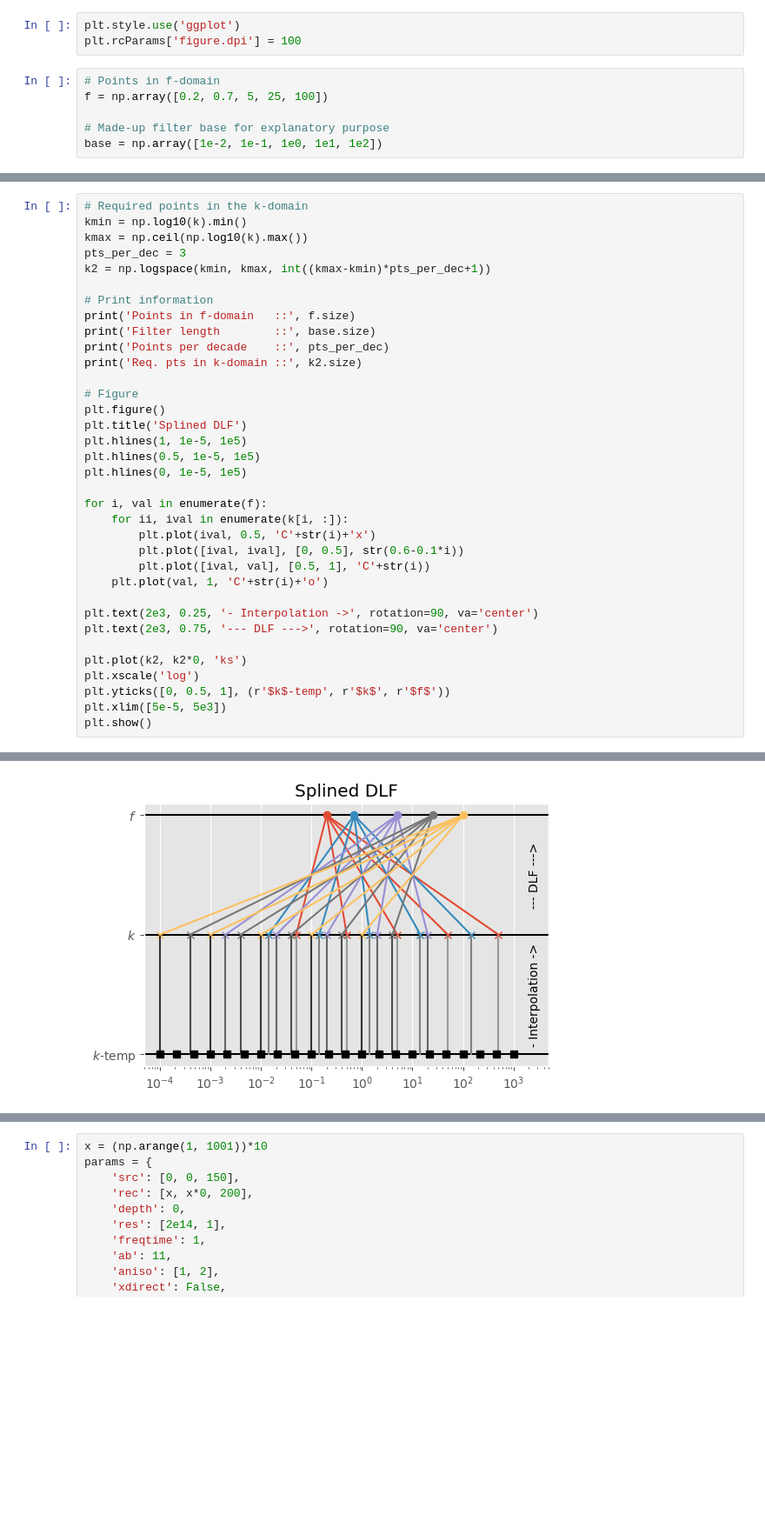
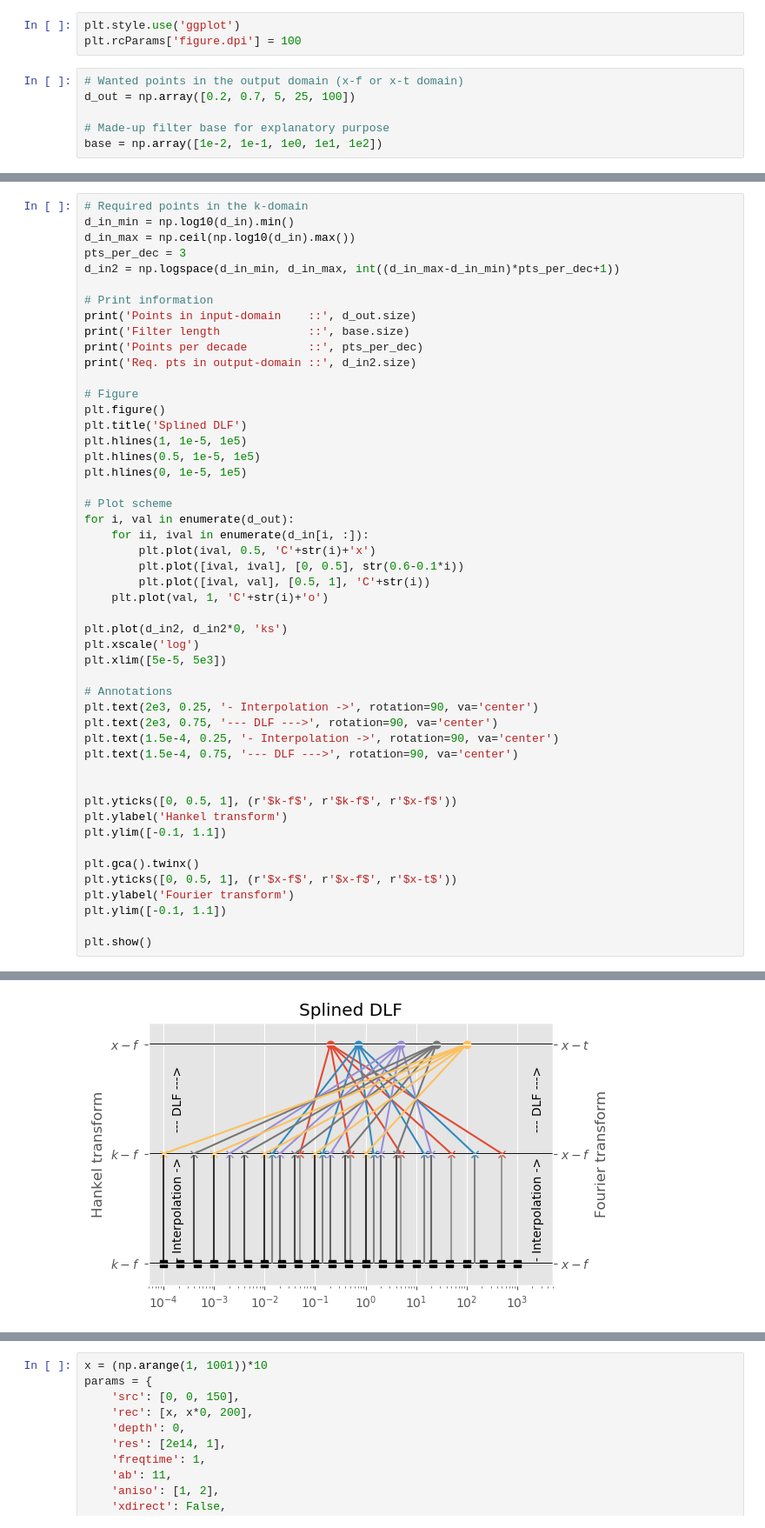
Before and after one commit to emsig/empymod-examples, a Jupyter notebook: 7a_DLF-Standard-Lagged-Splined.ipynb, the cells around one changed output, grey strips where cells are left out. Shown at 87% size. Drawn from its saved outputs; the diff is of its cells as text; blank space fills up the shorter version.

```diff
--- a/7a_DLF-Standard-Lagged-Splined.ipynb
+++ b/7a_DLF-Standard-Lagged-Splined.ipynb
@@ -20,8 +20,8 @@ from empymod import filters
 plt.style.use('ggplot')
 plt.rcParams['figure.dpi'] = 100
 # %%
-# Points in f-domain
-f = np.array([0.2, 0.7, 5, 25, 100])
+# Wanted points in the output domain (x-f or x-t domain)
+d_out = np.array([0.2, 0.7, 5, 25, 100])
 
 # Made-up filter base for explanatory purpose
 base = np.array([1e-2, 1e-1, 1e0, 1e1, 1e2])
@@ -159,16 +184,16 @@ For the **Fourier transform**, use these parameters in `empymod.dipole` or `empy
     ftarg = {'pts_per_dec': your_desired_value}
 # %%
 # Required points in the k-domain
-kmin = np.log10(k).min()
-kmax = np.ceil(np.log10(k).max())
+d_in_min = np.log10(d_in).min()
+d_in_max = np.ceil(np.log10(d_in).max())
 pts_per_dec = 3
-k2 = np.logspace(kmin, kmax, int((kmax-kmin)*pts_per_dec+1))
+d_in2 = np.logspace(d_in_min, d_in_max, int((d_in_max-d_in_min)*pts_per_dec+1))
 
 # Print information
-print('Points in f-domain   ::', f.size)
-print('Filter length        ::', base.size)
-print('Points per decade    ::', pts_per_dec)
-print('Req. pts in k-domain ::', k2.size)
+print('Points in input-domain    ::', d_out.size)
+print('Filter length             ::', base.size)
+print('Points per decade         ::', pts_per_dec)
+print('Req. pts in output-domain ::', d_in2.size)
 
 # Figure
 plt.figure()
@@ -177,19 +202,33 @@ plt.hlines(1, 1e-5, 1e5)
 plt.hlines(0.5, 1e-5, 1e5)
 plt.hlines(0, 1e-5, 1e5)
 
-for i, val in enumerate(f):
-    for ii, ival in enumerate(k[i, :]):
+# Plot scheme
+for i, val in enumerate(d_out):
+    for ii, ival in enumerate(d_in[i, :]):
         plt.plot(ival, 0.5, 'C'+str(i)+'x')
         plt.plot([ival, ival], [0, 0.5], str(0.6-0.1*i))
         plt.plot([ival, val], [0.5, 1], 'C'+str(i))
     plt.plot(val, 1, 'C'+str(i)+'o')
 
+plt.plot(d_in2, d_in2*0, 'ks')
+plt.xscale('log')
+plt.xlim([5e-5, 5e3])
+
+# Annotations
 plt.text(2e3, 0.25, '- Interpolation ->', rotation=90, va='center')
 plt.text(2e3, 0.75, '--- DLF --->', rotation=90, va='center')
+plt.text(1.5e-4, 0.25, '- Interpolation ->', rotation=90, va='center')
+plt.text(1.5e-4, 0.75, '--- DLF --->', rotation=90, va='center')
 
-plt.plot(k2, k2*0, 'ks')
-plt.xscale('log')
-plt.yticks([0, 0.5, 1], (r'$k$-temp', r'$k$', r'$f$'))
-plt.xlim([5e-5, 5e3])
+
+plt.yticks([0, 0.5, 1], (r'$k-f$', r'$k-f$', r'$x-f$'))
+plt.ylabel('Hankel transform')
+plt.ylim([-0.1, 1.1])
+
+plt.gca().twinx()
+plt.yticks([0, 0.5, 1], (r'$x-f$', r'$x-f$', r'$x-t$'))
+plt.ylabel('Fourier transform')
+plt.ylim([-0.1, 1.1])
+
 plt.show()
 # %% [output]
@@ -200,4 +239,4 @@ Req. pts in k-domain :: 22
-[figure, old version]
+[figure, new version]
 # %% [markdown]
 ## Example for the Hankel transform
 
```
Also changed, not shown: parts of 11 cells of this notebook.
